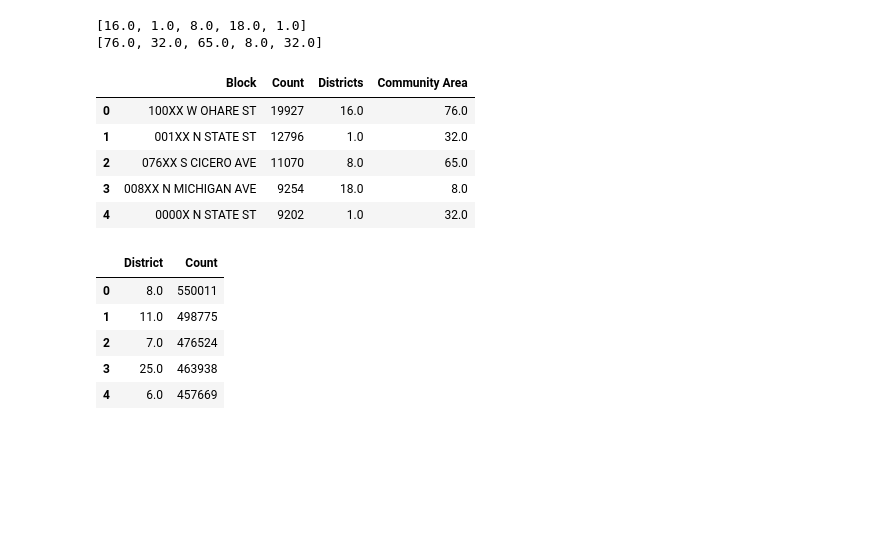
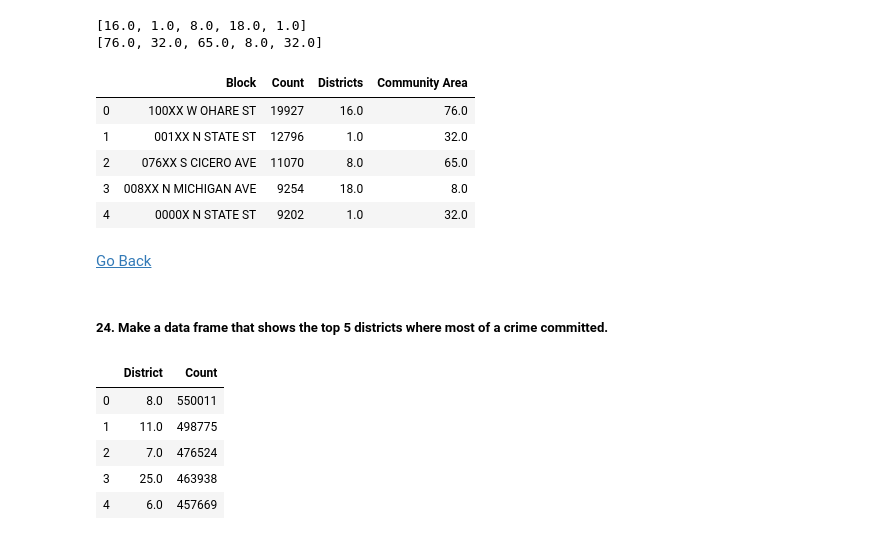
Before and after one commit to ABDULSABOOR1995/Exploratory-Data-Analysis-of-Chicago-Crime-data, a Jupyter notebook: Analysis of Chicago Crime Data.ipynb, the cells around one changed output. Saved outputs shown, nothing was run; the diff lists cells and outputs as text; code cells hidden in the pictures; blank space fills up the shorter version.

```diff
--- a/Analysis of Chicago Crime Data.ipynb
+++ b/Analysis of Chicago Crime Data.ipynb
@@ -971,4 +1152,5 @@ top5_blocks_where_crime_done
 0000X N STATE ST         9202
 Name: Block, dtype: int64
 # %%
-top5_blocks_where_crime_done = crime_data['Block'].value_counts()[:5].to_frame()
+top5_blocks_where_crime_comitted = crime_data['Block'].value_counts()[:5].to_frame()
+top5_blocks_where_crime_comitted
@@ -984,0 +1164,4 @@ top5_blocks_where_crime_done
+# %%
+top5_blocks_where_crime_comitted.reset_index(inplace = True)
+top5_blocks_where_crime_comitted.columns = ['Block', 'Count']
+top5_blocks_where_crime_comitted
@@ -985,5 +1175,5 @@ top5_blocks_where_crime_done
 # %%
-blocks = top5_blocks_where_crime_done['Block']
+blocks = top5_blocks_where_crime_comitted['Block']
 districts = []
 comm_areas = []
 for i in blocks:
@@ -1003,17 +1193,22 @@ print(comm_areas)
 [16.0, 1.0, 8.0, 18.0, 1.0]
 [76.0, 32.0, 65.0, 8.0, 32.0]
 # %%
-top5_blocks_where_crime_done['Districts'] = districts
-top5_blocks_where_crime_done['Community Area'] = comm_areas
+top5_blocks_where_crime_comitted['Districts'] = districts
+top5_blocks_where_crime_comitted['Community Area'] = comm_areas
-# %%
-top5_blocks_where_crime_done
-# %% [output]
-|  | Block | Count | Districts | Community Area |
-| 0 | 100XX W OHARE ST | 19927 | 16.0 | 76.0 |
-| 1 | 001XX N STATE ST | 12796 | 1.0 | 32.0 |
-| 2 | 076XX S CICERO AVE | 11070 | 8.0 | 65.0 |
-| 3 | 008XX N MICHIGAN AVE | 9254 | 18.0 | 8.0 |
-| 4 | 0000X N STATE ST | 9202 | 1.0 | 32.0 |
+# %%
+top5_blocks_where_crime_comitted
+# %% [output]
+|  | Block | Count | Districts | Community Area |
+| 0 | 100XX W OHARE ST | 19927 | 16.0 | 76.0 |
+| 1 | 001XX N STATE ST | 12796 | 1.0 | 32.0 |
+| 2 | 076XX S CICERO AVE | 11070 | 8.0 | 65.0 |
+| 3 | 008XX N MICHIGAN AVE | 9254 | 18.0 | 8.0 |
+| 4 | 0000X N STATE ST | 9202 | 1.0 | 32.0 |
+# %% [markdown]
+[Go Back](#goback)
+# %% [markdown]
+<a id='h24'></a>
+##### 24. Make a data frame that shows the top 5 districts where most of a crime committed.
 # %%
 # List top 5 districts
 # %%
```
Also changed, not shown: parts of 107 cells of this notebook.
